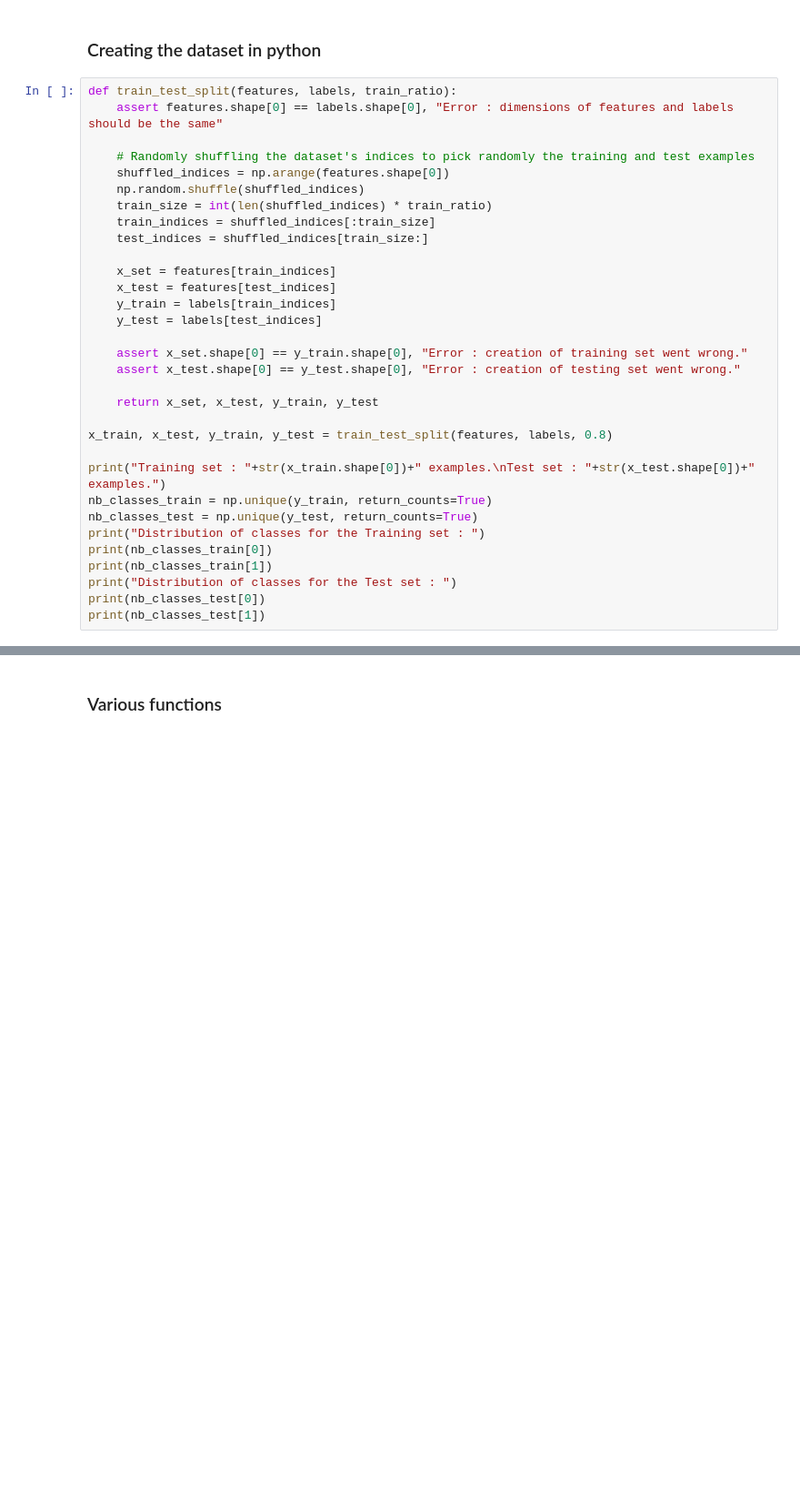
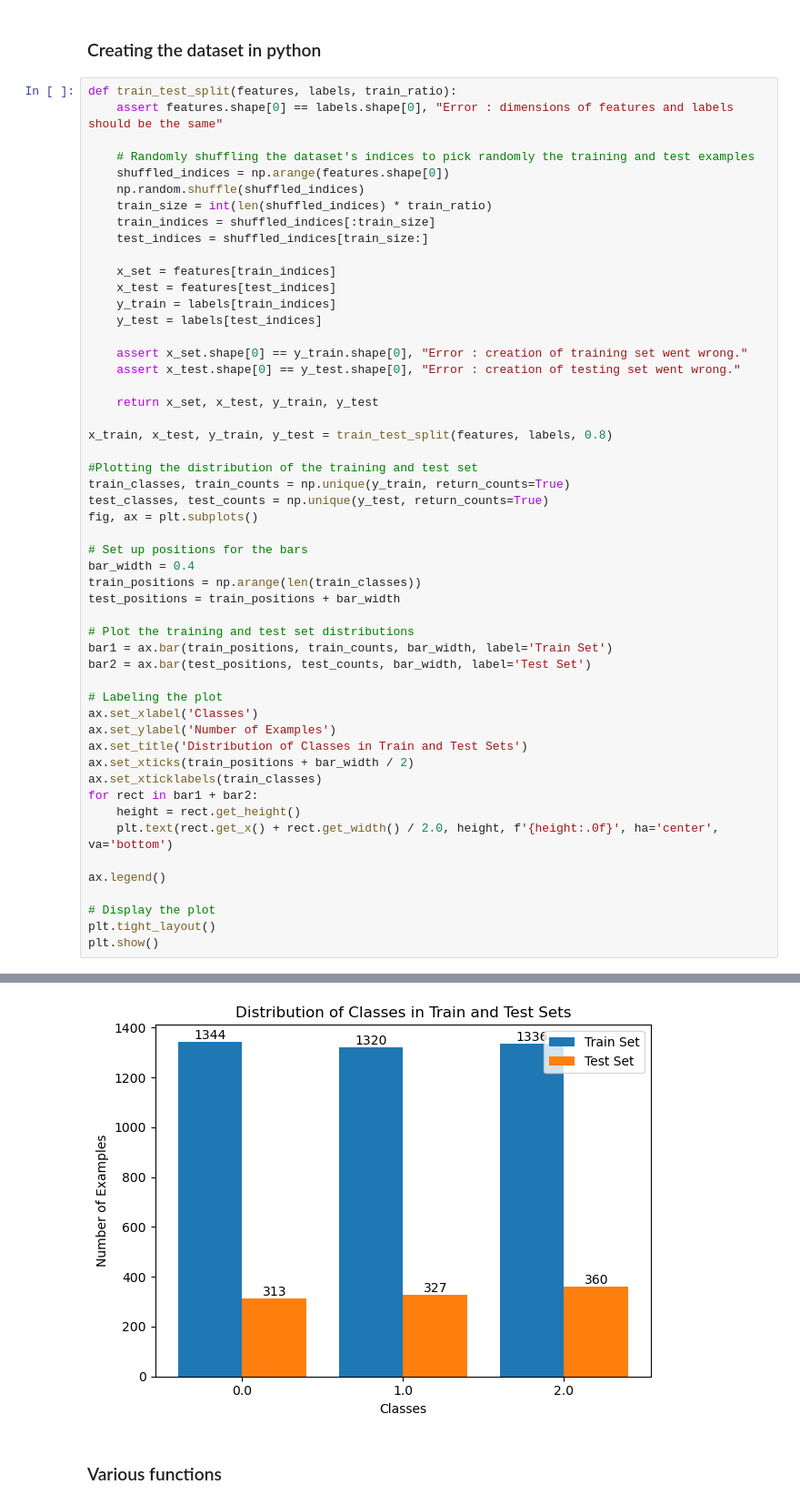
Before and after one commit to bapt-mat/Intro-to-Machine-Learning-Project, a Jupyter notebook: project.ipynb, the cells around one changed output, grey strips where cells are left out. Shown at 91% size. Drawn from its saved outputs; the diff is of its cells as text; blank space fills up the shorter version.

```diff
--- a/project.ipynb
+++ b/project.ipynb
@@ -89,13 +86,33 @@ def train_test_split(features, labels, train_ratio):
 
 x_train, x_test, y_train, y_test = train_test_split(features, labels, 0.8)
 
-print("Training set : "+str(x_train.shape[0])+" examples.\nTest set : "+str(x_test.shape[0])+" examples.")
-nb_classes_train = np.unique(y_train, return_counts=True)
-nb_classes_test = np.unique(y_test, return_counts=True)
-print("Distribution of classes for the Training set : ")
-print(nb_classes_train[0])
-print(nb_classes_train[1])
-print("Distribution of classes for the Test set : ")
-print(nb_classes_test[0])
-print(nb_classes_test[1])
+#Plotting the distribution of the training and test set
+train_classes, train_counts = np.unique(y_train, return_counts=True)
+test_classes, test_counts = np.unique(y_test, return_counts=True)
+fig, ax = plt.subplots()
+
+# Set up positions for the bars
+bar_width = 0.4
+train_positions = np.arange(len(train_classes))
+test_positions = train_positions + bar_width
+
+# Plot the training and test set distributions
+bar1 = ax.bar(train_positions, train_counts, bar_width, label='Train Set')
+bar2 = ax.bar(test_positions, test_counts, bar_width, label='Test Set')
+
+# Labeling the plot
+ax.set_xlabel('Classes')
+ax.set_ylabel('Number of Examples')
+ax.set_title('Distribution of Classes in Train and Test Sets')
+ax.set_xticks(train_positions + bar_width / 2)
+ax.set_xticklabels(train_classes)
+for rect in bar1 + bar2:
+    height = rect.get_height()
+    plt.text(rect.get_x() + rect.get_width() / 2.0, height, f'{height:.0f}', ha='center', va='bottom')
+
+ax.legend()
+
+# Display the plot
+plt.tight_layout()
+plt.show()
 # %% [output]
@@ -110,3 +119,4 @@ Distribution of classes for the Test set :
+[figure, added]
 # %% [markdown]
 ### Various functions
 # %%
```
Also changed, not shown: parts of 6 cells of this notebook.
